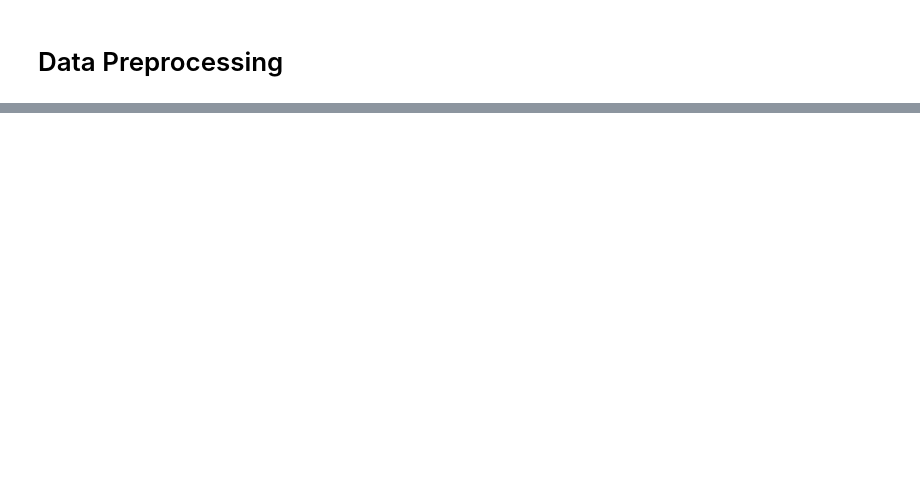
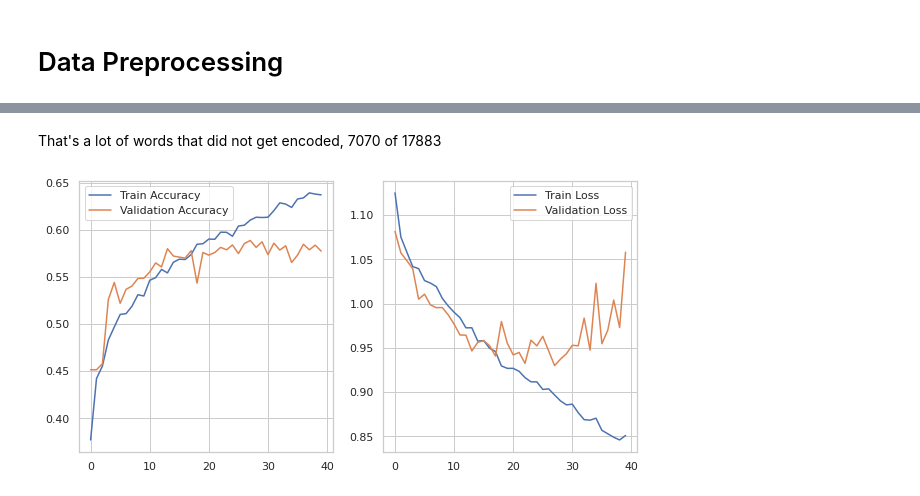
Before and after one commit to Caellwyn/product-flexible-twitter-sentiment-analysis, a Jupyter notebook: notebooks/exploratory/josh_LSTM_models.ipynb, the cells around one changed output, grey strips where cells are left out. Drawn from its saved outputs; the diff is of its cells as text; code cells hidden in the pictures; blank space fills up the shorter version.

```diff
--- a/notebooks/exploratory/josh_LSTM_models.ipynb
+++ b/notebooks/exploratory/josh_LSTM_models.ipynb
@@ -766,0 +221,47 @@ In all, I do not believe an LSTM is the correct way to proceed with this dataset
+# %% [markdown]
+That's a lot of words that did not get encoded, 7070 of 17883
+# %%
+def make_model2():
+
+    model = Sequential()
+
+    embedding_layer = layers.Embedding(
+                        num_tokens,
+                        embedding_dim,
+                        embeddings_initializer = keras.initializers.Constant(embedding_matrix),
+                        trainable = False
+                                )
+    model.add(embedding_layer)
+    model.add(LSTM(50, return_sequences=True))
+    model.add(GlobalMaxPool1D())
+    model.add(Dropout(0.5))
+    model.add(Dense(64, activation='relu',
+                    kernel_regularizer = regularizers.l1_l2(l1=1e-5, l2=1e-4)))
+    model.add(Dropout(0.5))
+    model.add(Dense(64, activation='relu',
+                    kernel_regularizer = regularizers.l1_l2(l1=1e-5, l2=1e-4)))
+    model.add(Dropout(0.5))
+    model.add(Dense(64, activation='relu',
+                    kernel_regularizer = regularizers.l1_l2(l1=1e-5, l2=1e-4)))
+    model.add(Dropout(0.5))
+    model.add(Dense(64, activation='relu',
+                    kernel_regularizer = regularizers.l1_l2(l1=1e-5, l2=1e-4)))
+    model.add(Dropout(0.5))
+    model.add(Dense(3, activation='softmax'))
+
+    model.compile(optimizer = 'rmsprop', loss = 'sparse_categorical_crossentropy', metrics = ['acc'])
+
+    return model
+# %%
+model2 = make_model2()
+history = model2.fit(X_t_glove, y_t,
+                     epochs = 40,
+                     batch_size = 50,
+                     validation_data = (X_val_glove, y_val),
+                     verbose = 0,
+                     #callbacks = [earlystopping]
+                     )
+
+graph_model_history(history)
+# %% [output]
+[figure, added]
```
Also changed, not shown: parts of 85 cells of this notebook, 4 other files.
